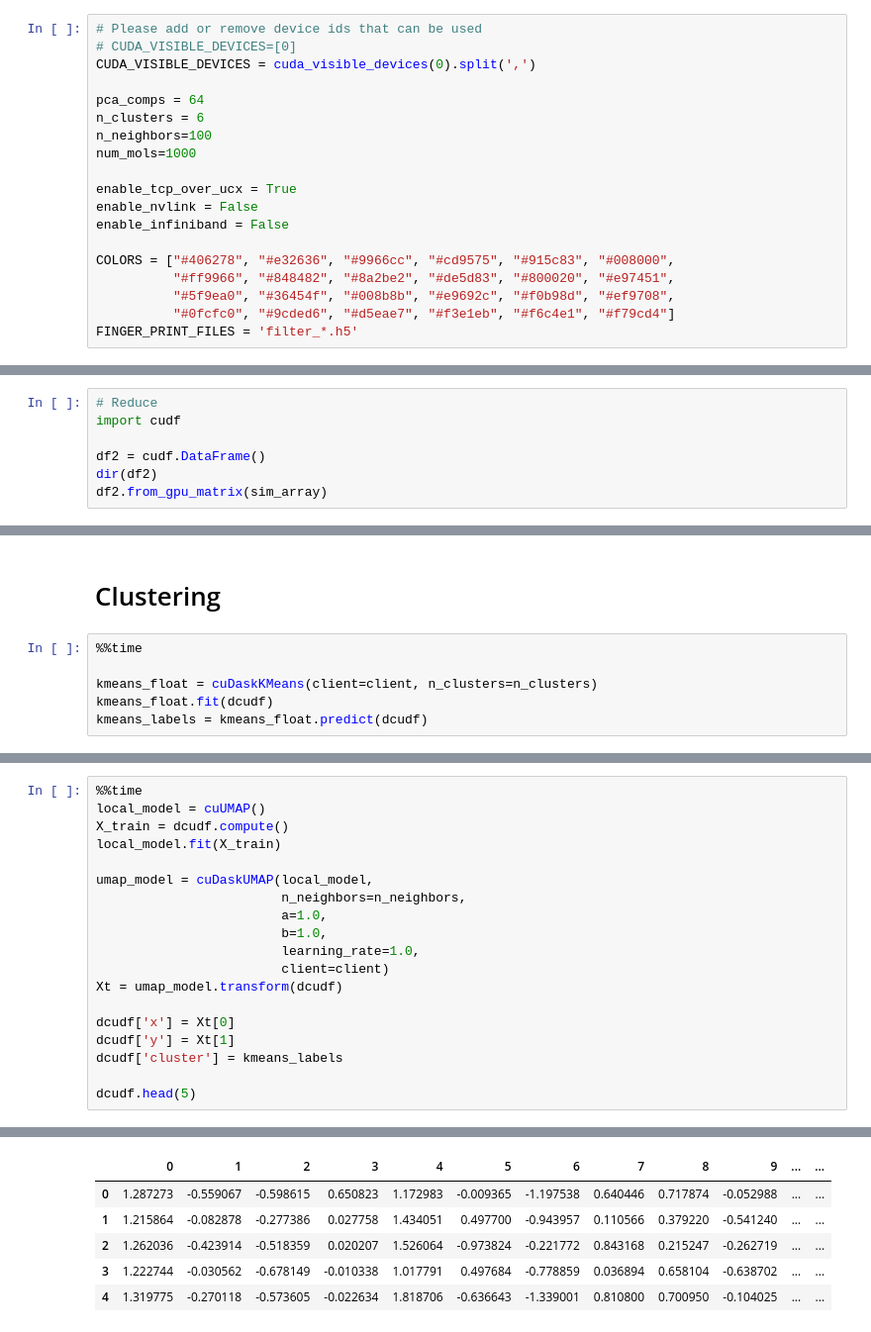
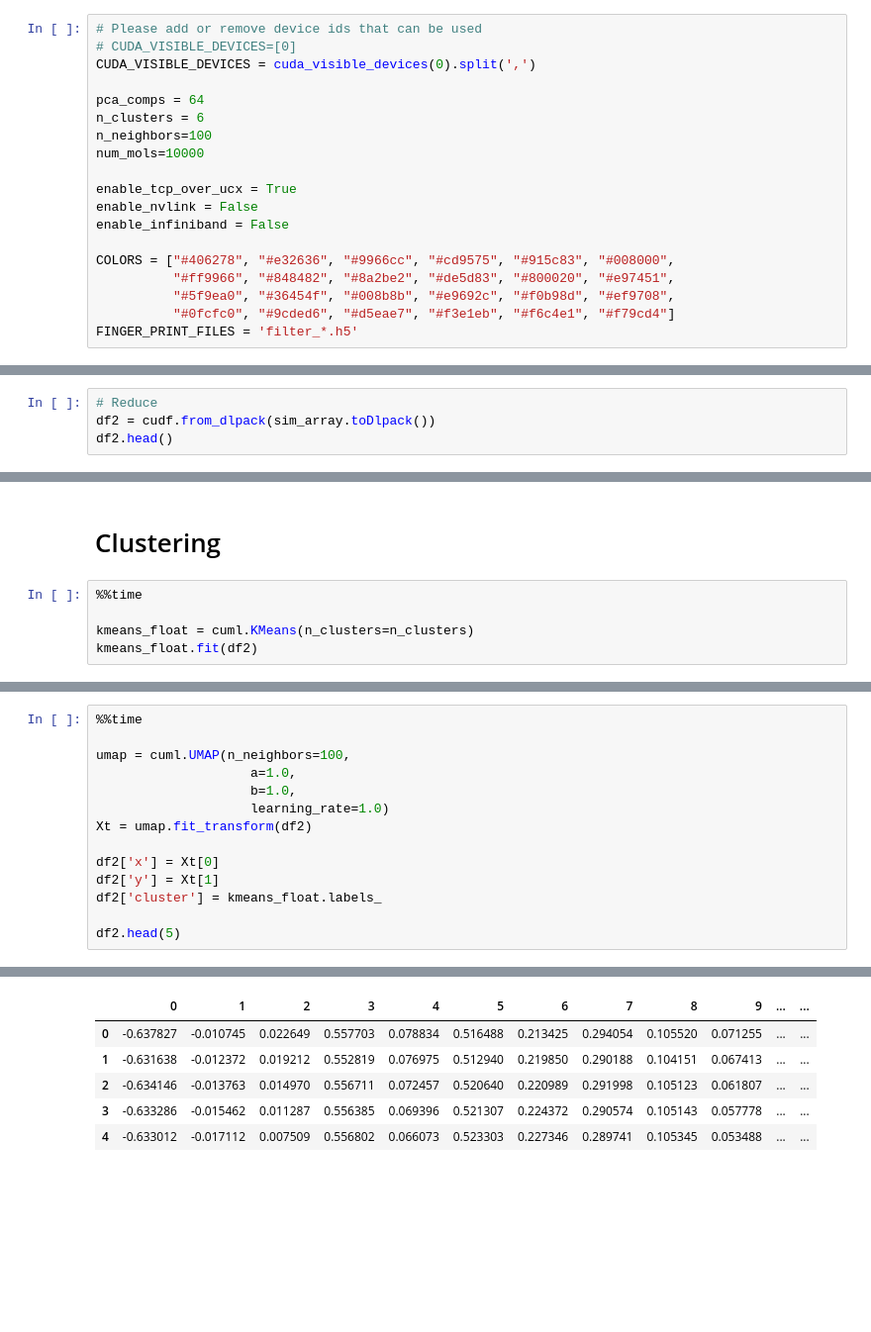
Before and after one commit to NVIDIA/cheminformatics, a Jupyter notebook: demo-tani.ipynb, the cells around one changed output, grey strips where cells are left out. Shown at 99% size. Drawn from its saved outputs; the diff is of its cells as text; blank space fills up the shorter version.

```diff
--- a/demo-tani.ipynb
+++ b/demo-tani.ipynb
@@ -51,7 +52,7 @@ CUDA_VISIBLE_DEVICES = cuda_visible_devices(0).split(',')
 pca_comps = 64
 n_clusters = 6
 n_neighbors=100
-num_mols=1000
+num_mols=10000
 
 enable_tcp_over_ucx = True
 enable_nvlink = False
@@ -244,10 +209,7 @@ Wall time: 1.33 s
 # %%
 # Reduce
-import cudf
-
-df2 = cudf.DataFrame()
-dir(df2)
-df2.from_gpu_matrix(sim_array)
+df2 = cudf.from_dlpack(sim_array.toDlpack())
+df2.head()
 # %% [output]
 |  | 0 | 1 | 2 | 3 | 4 | 5 | 6 | 7 | 8 | 9 | ... | ... |
 | 0 | 0.999691 | 0.619004 | 0.441258 | 0.467084 | 0.687903 | 0.654308 | 0.774606 | 0.728659 | 0.566314 | 0.076509 | ... | ... |
@@ -281,7 +239,6 @@ Obtained 37 stack frames
 # %%
 %%time
 
-kmeans_float = cuDaskKMeans(client=client, n_clusters=n_clusters)
-kmeans_float.fit(dcudf)
-kmeans_labels = kmeans_float.predict(dcudf)
+kmeans_float = cuml.KMeans(n_clusters=n_clusters)
+kmeans_float.fit(df2)
 # %% [output]
@@ -290,20 +254,15 @@ Wall time: 554 ms
 # %%
 %%time
-local_model = cuUMAP()
-X_train = dcudf.compute()
-local_model.fit(X_train)
 
-umap_model = cuDaskUMAP(local_model,
-                        n_neighbors=n_neighbors,
-                        a=1.0,
-                        b=1.0,
-                        learning_rate=1.0,
-                        client=client)
-Xt = umap_model.transform(dcudf)
+umap = cuml.UMAP(n_neighbors=100,
+                    a=1.0,
+                    b=1.0,
+                    learning_rate=1.0)
+Xt = umap.fit_transform(df2)
 
-dcudf['x'] = Xt[0]
-dcudf['y'] = Xt[1]
-dcudf['cluster'] = kmeans_labels
+df2['x'] = Xt[0]
+df2['y'] = Xt[1]
+df2['cluster'] = kmeans_float.labels_
 
-dcudf.head(5)
+df2.head(5)
 # %% [output]
@@ -312,6 +271,6 @@ Wall time: 1.89 s
 |  | 0 | 1 | 2 | 3 | 4 | 5 | 6 | 7 | 8 | 9 | ... | ... |
-| 0 | 1.287273 | -0.559067 | -0.598615 | 0.650823 | 1.172983 | -0.009365 | -1.197538 | 0.640446 | 0.717874 | -0.052988 | ... | ... |
-| 1 | 1.215864 | -0.082878 | -0.277386 | 0.027758 | 1.434051 | 0.497700 | -0.943957 | 0.110566 | 0.379220 | -0.541240 | ... | ... |
-| 2 | 1.262036 | -0.423914 | -0.518359 | 0.020207 | 1.526064 | -0.973824 | -0.221772 | 0.843168 | 0.215247 | -0.262719 | ... | ... |
-| 3 | 1.222744 | -0.030562 | -0.678149 | -0.010338 | 1.017791 | 0.497684 | -0.778859 | 0.036894 | 0.658104 | -0.638702 | ... | ... |
-| 4 | 1.319775 | -0.270118 | -0.573605 | -0.022634 | 1.818706 | -0.636643 | -1.339001 | 0.810800 | 0.700950 | -0.104025 | ... | ... |
+| 0 | -0.637827 | -0.010745 | 0.022649 | 0.557703 | 0.078834 | 0.516488 | 0.213425 | 0.294054 | 0.105520 | 0.071255 | ... | ... |
+| 1 | -0.631638 | -0.012372 | 0.019212 | 0.552819 | 0.076975 | 0.512940 | 0.219850 | 0.290188 | 0.104151 | 0.067413 | ... | ... |
+| 2 | -0.634146 | -0.013763 | 0.014970 | 0.556711 | 0.072457 | 0.520640 | 0.220989 | 0.291998 | 0.105123 | 0.061807 | ... | ... |
+| 3 | -0.633286 | -0.015462 | 0.011287 | 0.556385 | 0.069396 | 0.521307 | 0.224372 | 0.290574 | 0.105143 | 0.057778 | ... | ... |
+| 4 | -0.633012 | -0.017112 | 0.007509 | 0.556802 | 0.066073 | 0.523303 | 0.227346 | 0.289741 | 0.105345 | 0.053488 | ... | ... |
```
Also changed, not shown: parts of 15 cells of this notebook.
